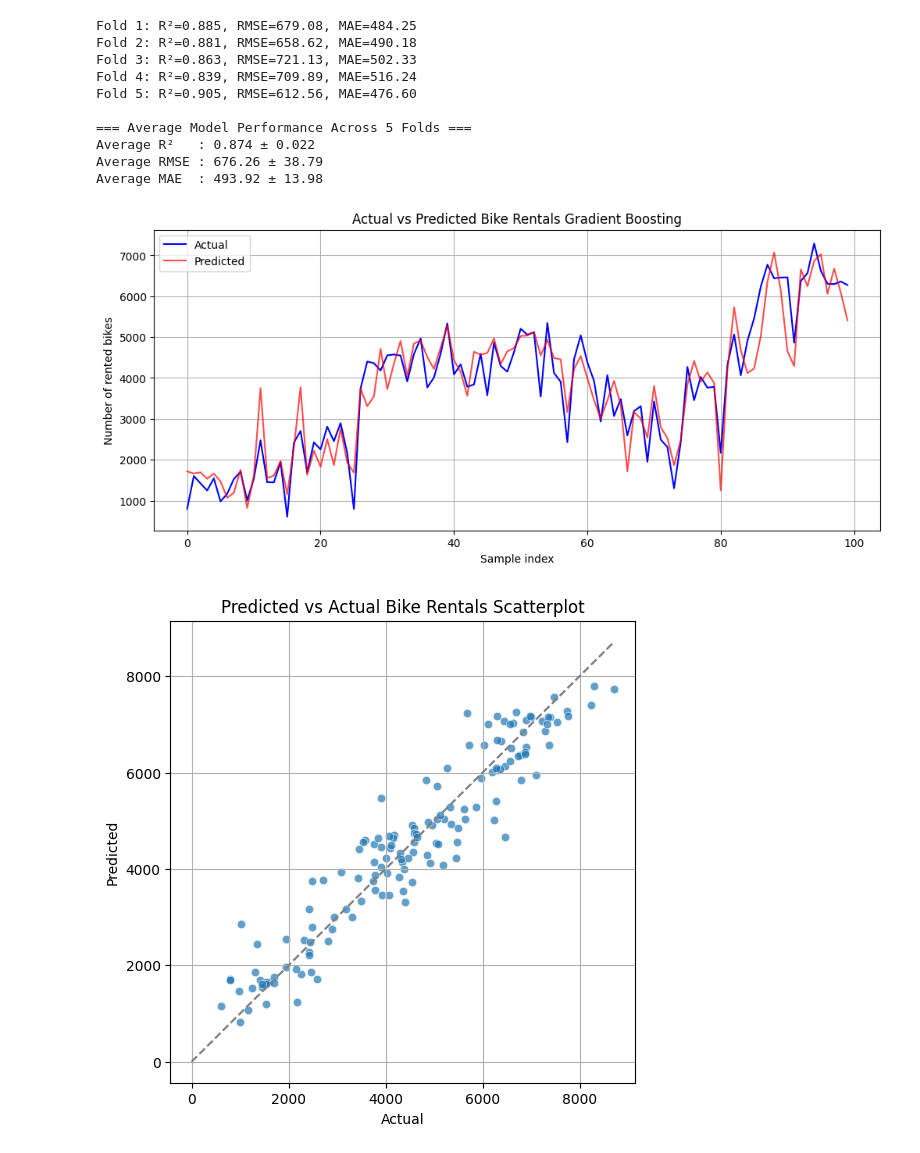
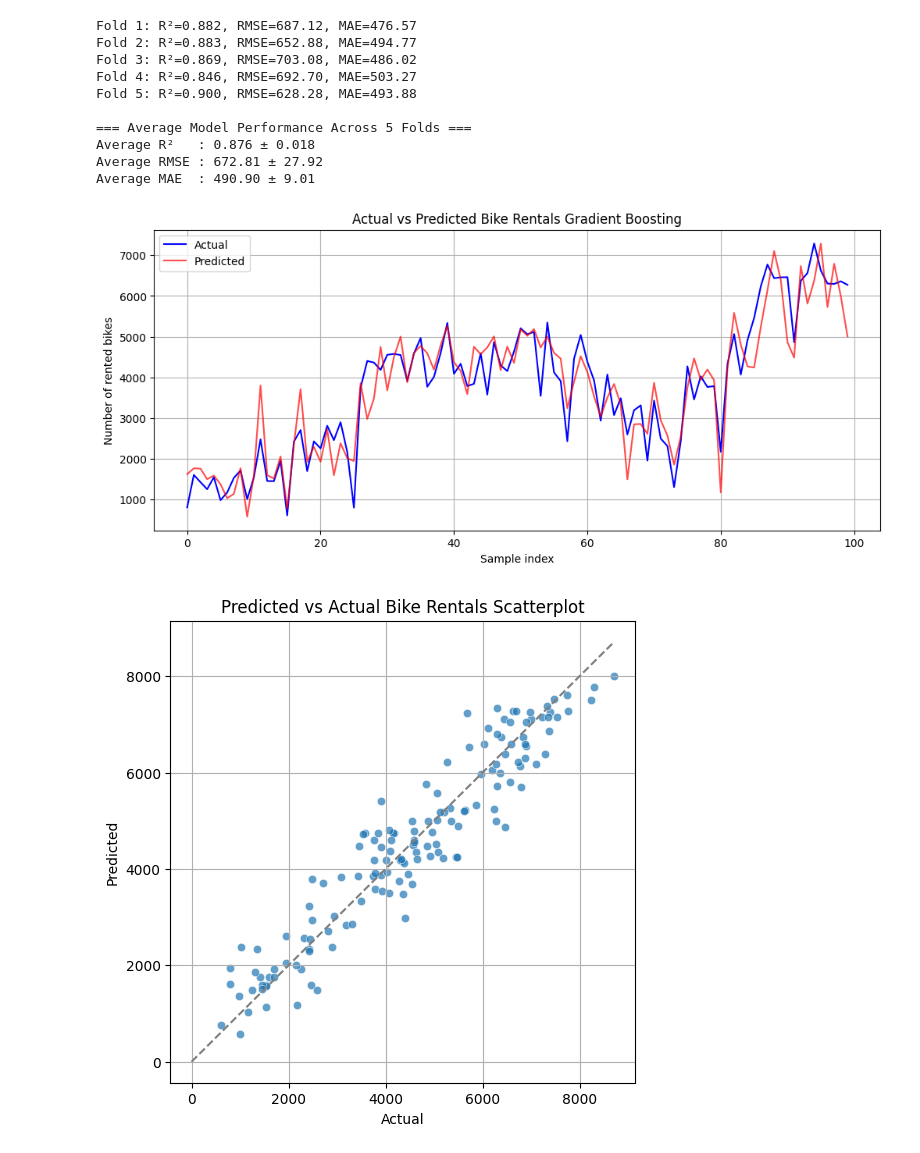
Before and after one commit to starwar12/MachineLearningTask, a Jupyter notebook: Boosting.ipynb, the cells around one changed output. Saved outputs shown, nothing was run; the diff lists cells and outputs as text; code cells hidden in the pictures.

```diff
--- a/Boosting.ipynb
+++ b/Boosting.ipynb
@@ -40,7 +40,7 @@ for train_index, test_index in kf.split(X):
 
 
     model = GradientBoostingRegressor(
-        n_estimators=200,
+        n_estimators=500,
         learning_rate=0.05,
         max_depth=3,
         random_state=42
@@ -108,40 +108,40 @@ original_features = [
     "temp", "atemp", "hum", "windspeed",
     "yr", "holiday", "workingday"
 ]
 
 # Prepare a dictionary to accumulate grouped importances
 grouped_importance = {feat: 0 for feat in original_features}
 
 # Loop through encoded feature names and sum importances
 for feat_name, importance in zip(X_encoded.columns, model.feature_importances_):
     for base_feat in original_features:
         if feat_name.startswith(base_feat):
             grouped_importance[base_feat] += importance
             break
 
 # Convert to sorted lists
 features = list(grouped_importance.keys())
 importances = np.array(list(grouped_importance.values()))
 sorted_idx = np.argsort(importances)[::-1]  # descending
 
 # --- PLOT ---
 plt.figure(figsize=(10, 6))
 plt.bar(np.array(features)[sorted_idx], importances[sorted_idx], color="Blue")
 plt.xticks(rotation=45, ha='right')
 plt.title("Feature Importance")
 plt.ylabel("Importance Score")
 plt.tight_layout()
 plt.show()
 # %% [output]
-Fold 1: R²=0.885, RMSE=679.08, MAE=484.25
-Fold 2: R²=0.881, RMSE=658.62, MAE=490.18
-Fold 3: R²=0.863, RMSE=721.13, MAE=502.33
-Fold 4: R²=0.839, RMSE=709.89, MAE=516.24
-Fold 5: R²=0.905, RMSE=612.56, MAE=476.60
+Fold 1: R²=0.882, RMSE=687.12, MAE=476.57
+Fold 2: R²=0.883, RMSE=652.88, MAE=494.77
+Fold 3: R²=0.869, RMSE=703.08, MAE=486.02
+Fold 4: R²=0.846, RMSE=692.70, MAE=503.27
+Fold 5: R²=0.900, RMSE=628.28, MAE=493.88
 
 === Average Model Performance Across 5 Folds ===
-Average R²   : 0.874 ± 0.022
-Average RMSE : 676.26 ± 38.79
-Average MAE  : 493.92 ± 13.98
+Average R²   : 0.876 ± 0.018
+Average RMSE : 672.81 ± 27.92
+Average MAE  : 490.90 ± 9.01
-[figure, old version]
+[figure, new version]
-[figure, old version]
+[figure, new version]
```
Also changed, not shown: parts of 1 cell of this notebook, 2 other files.
